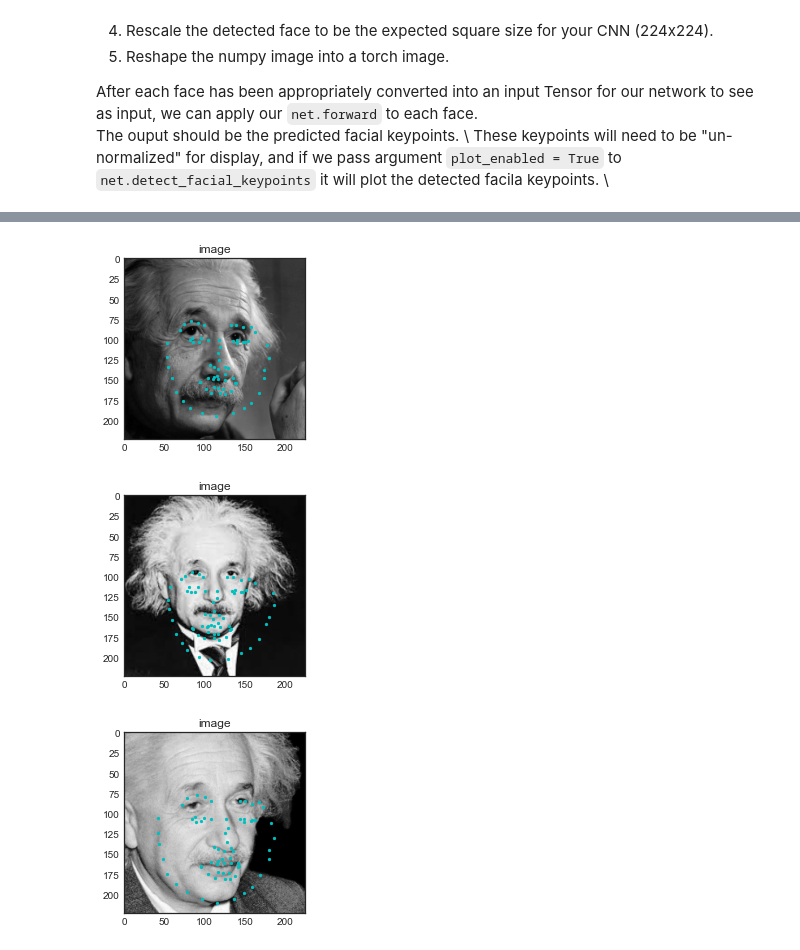
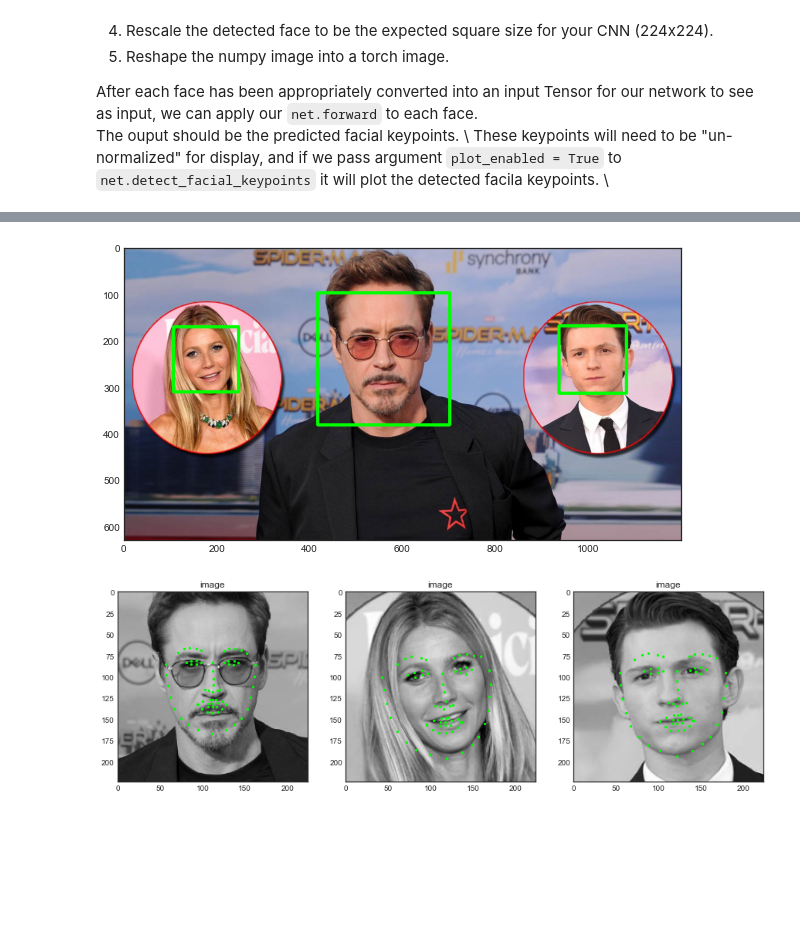
Before and after one commit to ShashankKumbhare/facial-keypoints-detecter, a Jupyter notebook: 3. Facial Keypoint Detection, Complete Pipeline.ipynb, the cells around one changed output, grey strips where cells are left out. Drawn from its saved outputs; the diff is of its cells as text; code cells hidden in the pictures; blank space fills up the shorter version.

```diff
--- a/3. Facial Keypoint Detection, Complete Pipeline.ipynb
+++ b/3. Facial Keypoint Detection, Complete Pipeline.ipynb
@@ -111,7 +111,7 @@ Once we have an image to work with, the next step is to pre-process that image a
 First, load your best model by its filename.
 # %%
 net = fkd.model.Net()
-net.load_model('saved_models/20221101_01_3con_1fc_15epoch_batchSize10_cv2_working.pt')
+net.load_model('saved_models/20221103_02_augmented_dataset_2fc_10epochs_working.pt')
 # net.load_model('saved_models/20221103_01_augmented_dataset.pt')
 net.eval()
 # %% [output]
@@ -152,12 +154,6 @@ keypoints, images = net.detect_facial_keypoints("auxil/images/key_pts_example.pn
 # %%
-keypoints, images = net.detect_facial_keypoints("auxil/images/einstein1.jpg", plot_enabled = True) # , padding = 100)
+faces = fkd.auxil.detect_faces("auxil/images/robert.jpg", plot_enabled = True, figsizeScale = 3)
+keypoints, images = net.detect_facial_keypoints("auxil/images/robert.jpg", plot_enabled = True, figsizeScale = 1.5, padding=40)
 # %% [output]
-[figure, old version]
+[figure, new version]
+[figure, added]
-# %%
-keypoints, images = net.detect_facial_keypoints("auxil/images/einstein2.jpg", plot_enabled = True) # , padding = 100)
-# %% [output]
-[figure, removed]
-# %%
-keypoints, images = net.detect_facial_keypoints("auxil/images/einstein5.jpg", plot_enabled = True) # , padding = 100)
-# %% [output]
-[figure, removed]
```
Also changed, not shown: parts of 10 cells of this notebook, 21 other files.
